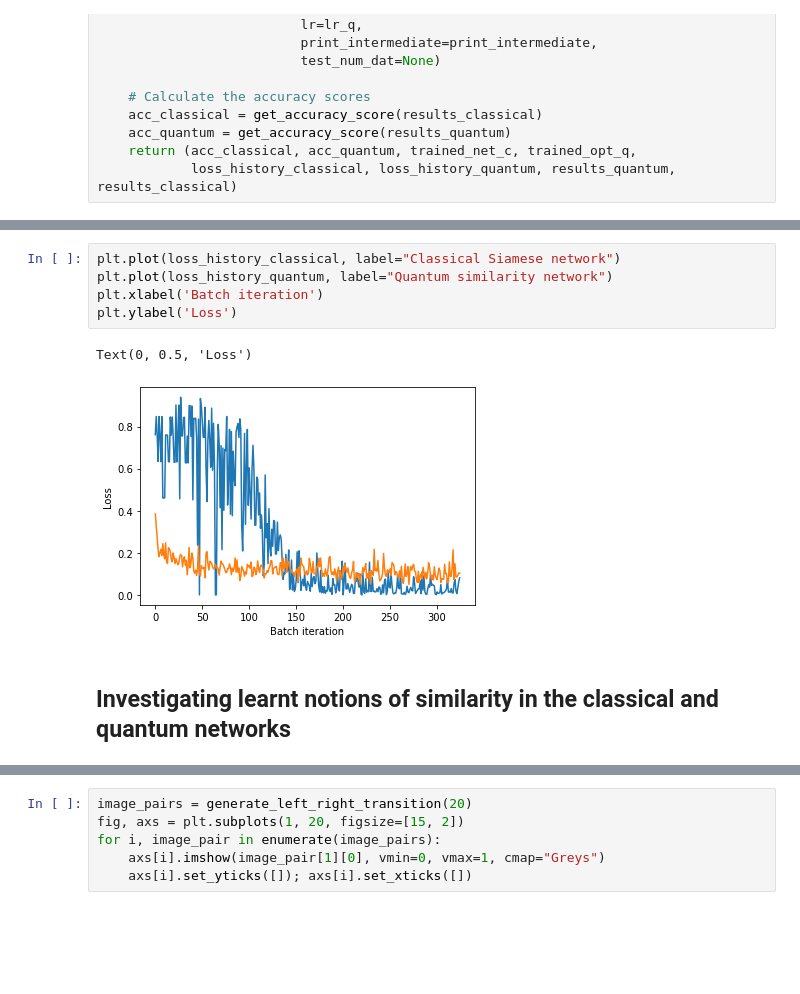
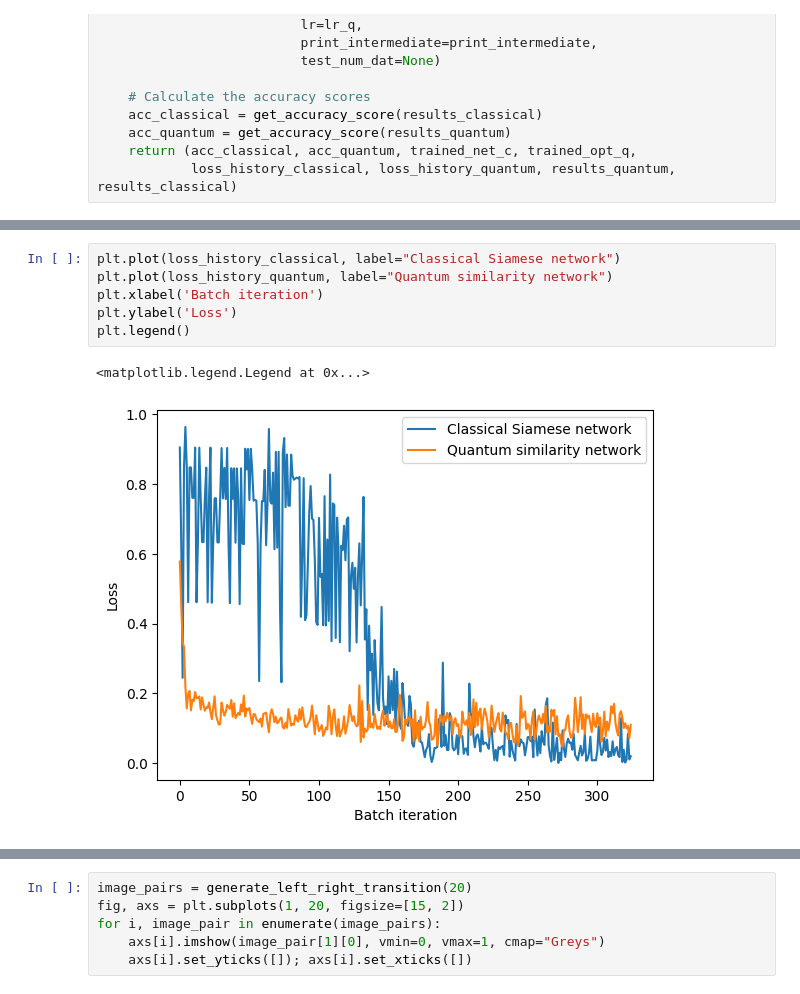
Before and after one commit to AgnostiqHQ/tutorials_covalent_ieee_2022, a Jupyter notebook: workshop/machine_learning/similarity_learning.ipynb, the cells around one changed output, grey strips where cells are left out. Cells and saved outputs as stored; diff of their text form; blank space fills up the shorter version.

Commit message:
Polished notebook, many added images and made a requirements.txt

```diff
--- a/workshop/machine_learning/similarity_learning.ipynb
+++ b/workshop/machine_learning/similarity_learning.ipynb
@@ -592,10 +733,9 @@ Accuracy score for quantum similarity network: 89.0 %
 # %%
 plt.plot(loss_history_classical, label="Classical Siamese network")
 plt.plot(loss_history_quantum, label="Quantum similarity network")
 plt.xlabel('Batch iteration')
 plt.ylabel('Loss')
+plt.legend()
 # %% [output]
-Text(0, 0.5, 'Loss')
+<matplotlib.legend.Legend at 0x...>
-[figure, old version]
+[figure, new version]
-# %% [markdown]
-## Investigating learnt notions of similarity in the classical and quantum networks <a name="similarity_notion"></a>
```
Also changed, not shown: parts of 75 cells of this notebook, 8 other files.
